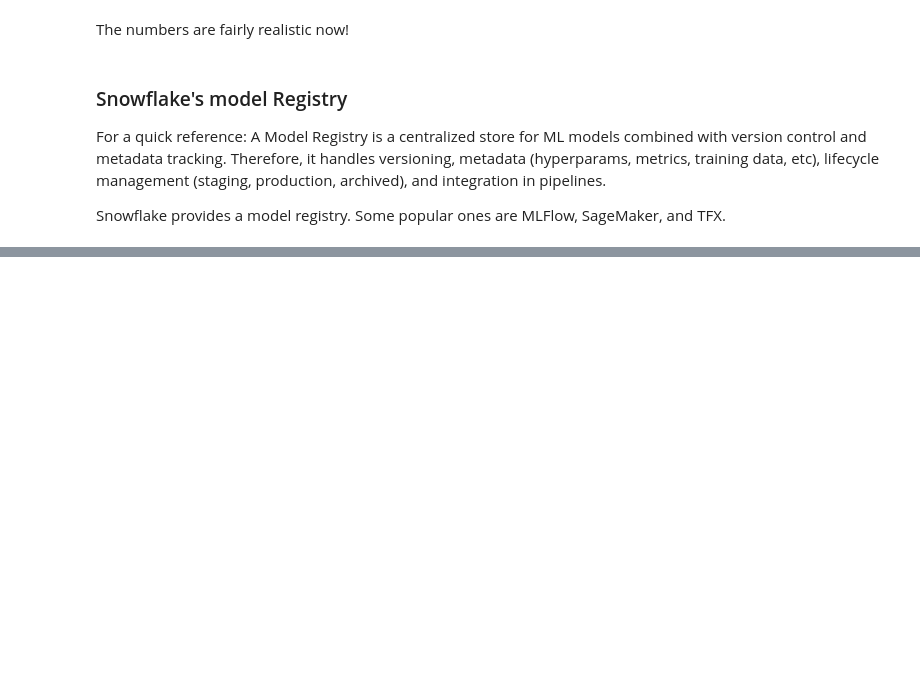
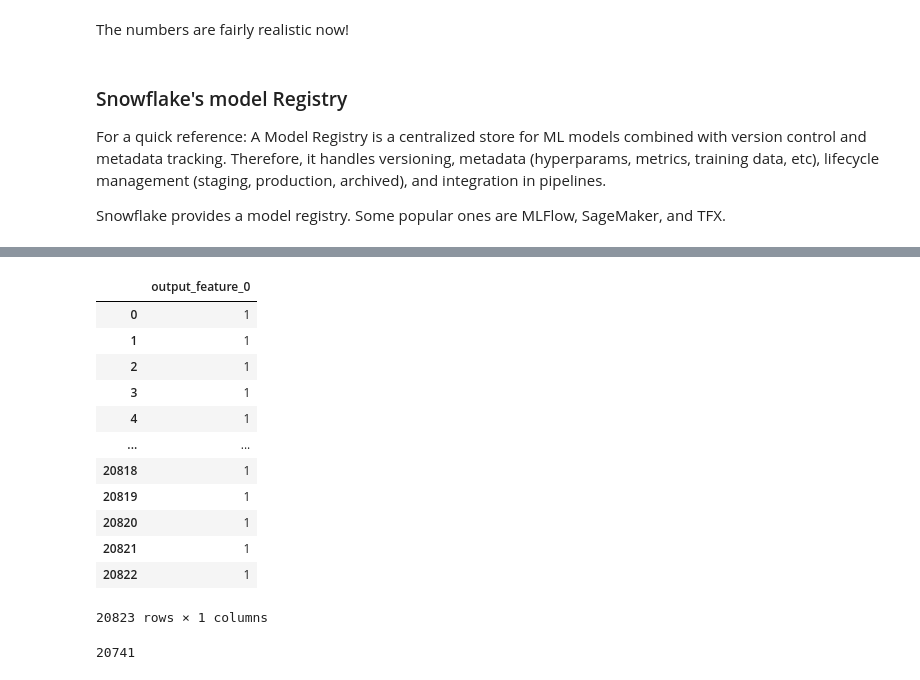
Before and after one commit to suu-b/Snowflake, a Jupyter notebook: custom_model_integration/main.ipynb, the cells around one changed output, grey strips where cells are left out. Drawn from its saved outputs; the diff is of its cells as text; code cells hidden in the pictures; blank space fills up the shorter version.

```diff
--- a/custom_model_integration/main.ipynb
+++ b/custom_model_integration/main.ipynb
@@ -43,9 +43,20 @@ session.use_database('anomaly_detection')
 "os.name" : Windows
 # %%
-df = pd.read_csv('../synthetic_data_gen/data/synthetic_data.csv.zip', compression='zip')
-df.set_index('timestamp')
+table_name = "RPM_VIB_TEMP"
 
-df = df.drop(columns=['anomaly'])
-logging.info(df.head())
-spdf = session.create_dataframe(df)
-spdf.write.save_as_table("RPM_VIB_TEMP", mode="overwrite")
+tables = session.sql(
+    f"SHOW TABLES LIKE '{table_name}'"
+).collect()
+
+
+if tables:
+    spdf = session.table(table_name)
+    df = spdf.to_pandas()
+else:
+    df = pd.read_csv('../synthetic_data_gen/data/synthetic_data.csv.zip', compression='zip')
+    df.set_index('timestamp')
+
+    df = df.drop(columns=['anomaly'])
+    logging.info(df.head())
+    spdf = session.create_dataframe(df)
+    spdf.write.save_as_table("", mode="overwrite")
@@ -144,11 +139,11 @@ Let's try again!
 # %%
 df = df.dropna()
 split = int(len(df) * 0.8)
-train_df = df.iloc[:split]
-test_df  = df.iloc[split:]
+train_df = df.iloc[:split].copy()
+test_df  = df.iloc[split:].copy()
 
-X_train = train_df.drop(columns=['timestamp'], errors='ignore')
-X_test  = test_df.drop(columns=['timestamp'], errors='ignore')
+X_train = train_df.drop(columns=['timestamp'], errors='ignore').copy()
+X_test  = test_df.drop(columns=['timestamp'], errors='ignore').copy()
 X_test
 # %% [output]
 |  | motor_rpm | vibration | temperature | rpm_lag1 | vib_lag1 | temp_lag1 | rpm_lag6 | vib_lag6 | temp_lag6 | ... |
@@ -221,3 +225,24 @@ m = ml_reg.get_model("ANOMALYDETECTION_MODEL")
 mv = m.version("v1")
 
 X_pred = mv.run(X_test, function_name="predict")
+# %%
+X_pred
+# %% [output]
+|  | output_feature_0 |
+| 0 | 1 |
+| 1 | 1 |
+| 2 | 1 |
+| 3 | 1 |
+| 4 | 1 |
+| ... | ... |
+| 20818 | 1 |
+| 20819 | 1 |
+| 20820 | 1 |
+| 20821 | 1 |
+| 20822 | 1 |
+20823 rows × 1 columns
+# %%
+anomalies_test = X_pred[X_pred['output_feature_0']==1]
+print(len(anomalies_test))
+# %% [output]
+20741
```
Also changed, not shown: parts of 7 cells of this notebook.
